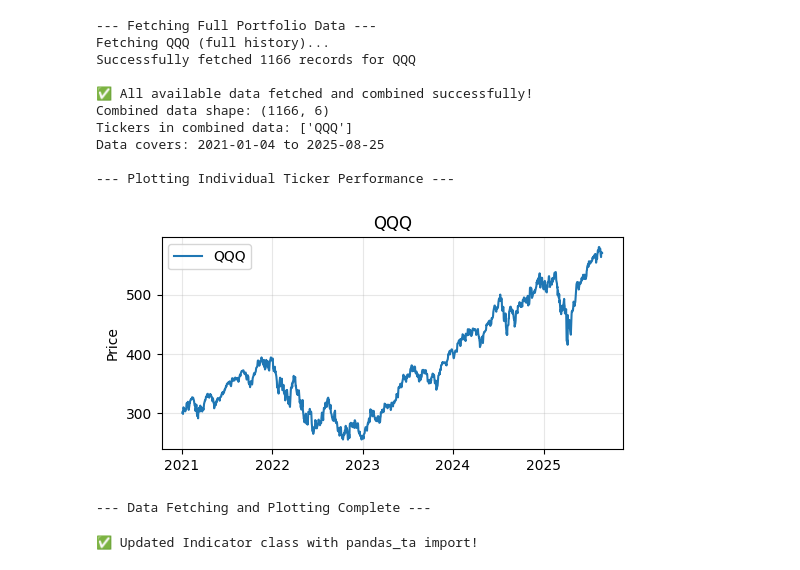
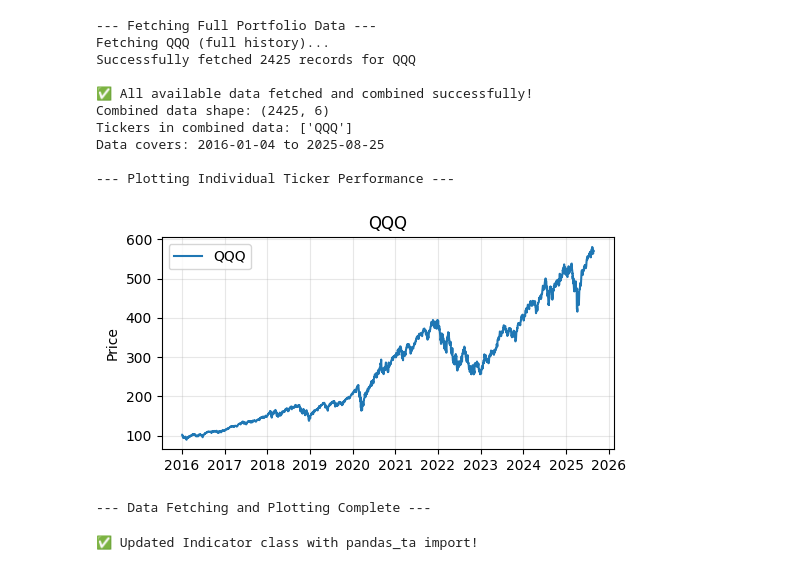
Before and after one commit to chielgroen1998/TA_optimization, a Jupyter notebook: TAopt_2 copy.ipynb, the cells around one changed output. Drawn from its saved outputs; the diff is of its cells as text; code cells hidden in the pictures.

```diff
--- a/TAopt_2 copy.ipynb
+++ b/TAopt_2 copy.ipynb
@@ -11,7 +11,7 @@ import json # Explicitly import json
 # (Combines content from your previous Cell 2 and Cell 3)
 # -------------------------------------------------------------
 API_KEY = "1VWXIAX2LM6F6WV0" # Your Alpha Vantage API key
-START_YEAR = 2021             # Filter data from this year onwards
+START_YEAR = 2016             # Filter data from this year onwards
 
 TICKERS = [ "QQQ"
     # Nasdaq Top 20 (US Equities - Large Cap)
@@ -208,37 +208,37 @@ for i, ticker in enumerate(tickers_to_plot):
         print(f"⚠️ Warning: 'Close' column not found for {ticker}. Skipping individual plot.")
         continue
 
     # Formatting
     ax.set_title(ticker)
     ax.set_ylabel('Price')
     ax.grid(True, alpha=0.3)
     ax.legend(loc='upper left')
 
 # Set common X-axis locators/formatters only on the bottom row for clarity
 for ax_row in axes_multiples.reshape(n_rows, n_cols)[-1]:
     ax_row.xaxis.set_major_locator(mdates.YearLocator())
     ax_row.xaxis.set_major_formatter(mdates.DateFormatter('%Y'))
 
 # Hide any unused subplots
 for j in range(i + 1, len(axes_multiples)):
     fig_multiples.delaxes(axes_multiples[j])
 
 plt.tight_layout(rect=[0, 0, 1, 0.96]) # Adjust for suptitle
 plt.show()
 
 print("\n--- Data Fetching and Plotting Complete ---")
 # %% [output]
 --- Fetching Full Portfolio Data ---
 Fetching QQQ (full history)...
-Successfully fetched 1166 records for QQQ
+Successfully fetched 2425 records for QQQ
 
 ✅ All available data fetched and combined successfully!
-Combined data shape: (1166, 6)
+Combined data shape: (2425, 6)
 Tickers in combined data: ['QQQ']
-Data covers: 2021-01-04 to 2025-08-25
+Data covers: 2016-01-04 to 2025-08-25
 
 --- Plotting Individual Ticker Performance ---
-[figure, old version]
+[figure, new version]
 --- Data Fetching and Plotting Complete ---
 # %%
 # ================================================================================
```
Also changed, not shown: parts of 12 cells of this notebook, 5 other files.
